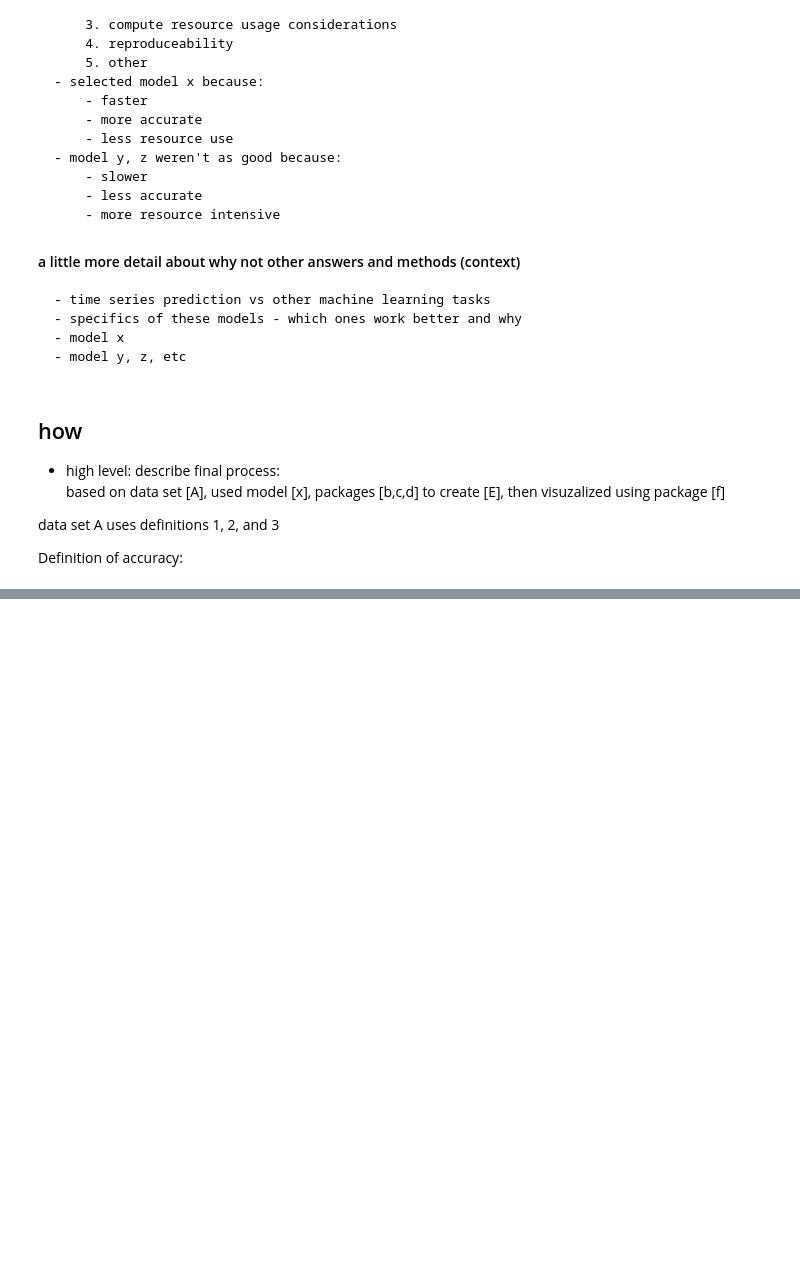
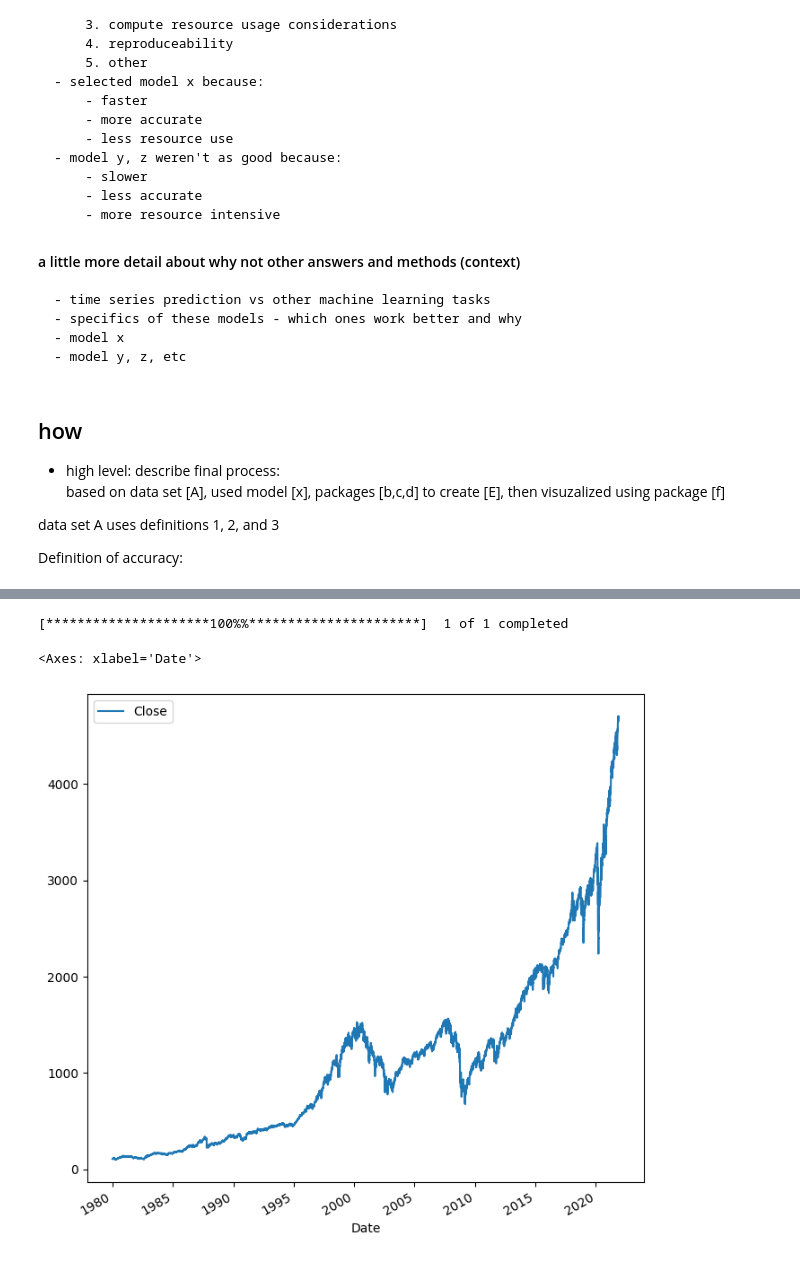
Before and after one commit to readingshapes/stock_forecasting, a Jupyter notebook: example_summary_analysis.ipynb, the cells around one changed output, grey strips where cells are left out. Saved outputs shown, nothing was run; the diff lists cells and outputs as text; code cells hidden in the pictures; blank space fills up the shorter version.

```diff
--- a/example_summary_analysis.ipynb
+++ b/example_summary_analysis.ipynb
@@ -183,0 +177,10 @@ ModuleNotFoundError: No module named 'pip'
+# %%
+# read in data
+# taking the close price (end of day)
+sp500_data = yf.download('^GSPC', start="1980-01-01", end="2021-11-21")
+sp500_data = sp500_data[['Close']]
+sp500_data.plot(figsize=(8, 8))
+# %% [output]
+[*********************100%%**********************]  1 of 1 completed
+<Axes: xlabel='Date'>
+[figure, added]
```
Also changed, not shown: parts of 14 cells of this notebook.
